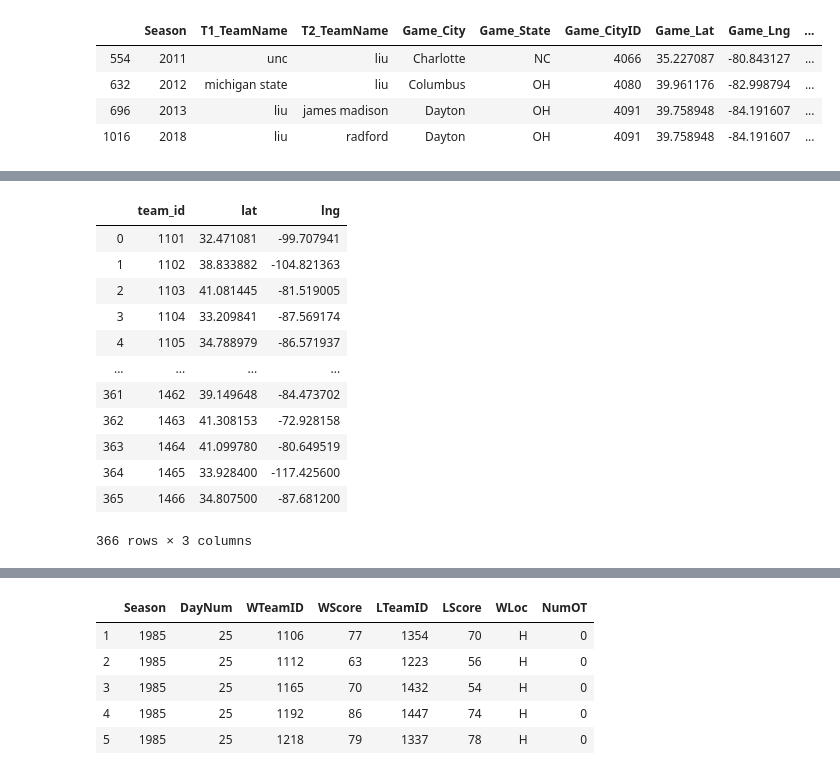
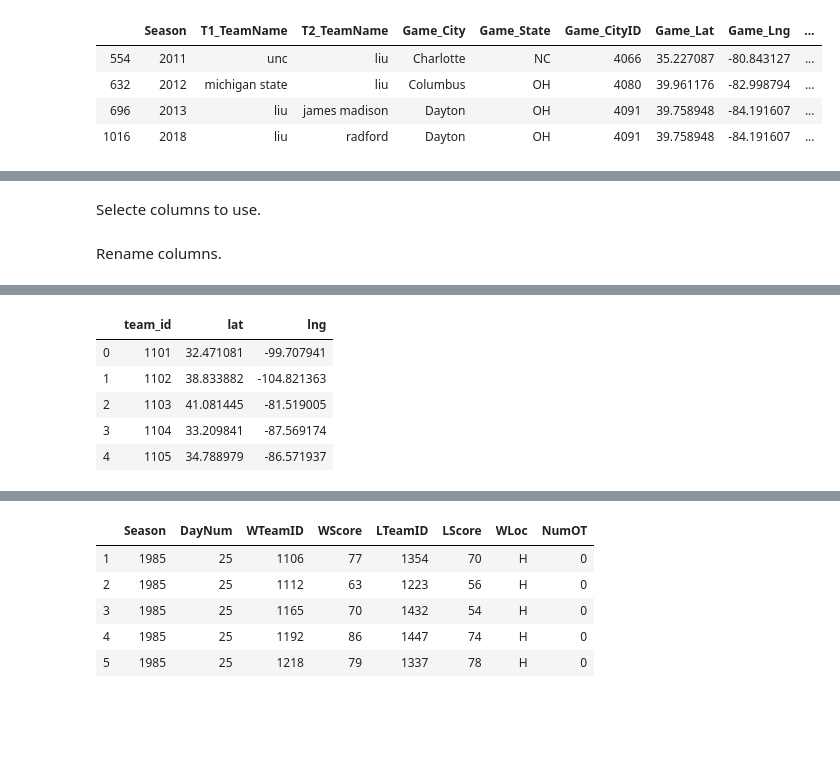
Before and after one commit to timhugele/March-Madness, a Jupyter notebook: Game_Location.ipynb, the cells around one changed output, grey strips where cells are left out. Drawn from its saved outputs; the diff is of its cells as text; code cells hidden in the pictures; blank space fills up the shorter version.

```diff
--- a/Game_Location.ipynb
+++ b/Game_Location.ipynb
@@ -1172,8 +1020,12 @@ tourney_locations[tourney_locations.isnull().any(axis=1)]
 # %%
 tourney_locations = tourney_locations.fillna(1254)
+# %% [markdown]
+Selecte columns to use.
 # %%
 tourney_locations = tourney_locations[['Season', 'T1_TeamID', 'T2_TeamID', 'Game_CityID', 'Game_Lat', 'Game_Lng', 'Game_ElevationMeters',
                    'Game_TimezoneName', 'Game_UTCOffsetHours']]
+# %% [markdown]
+Rename columns.
 # %%
 tourney_locations.columns = ['Season', 'T1_TeamID', 'T2_TeamID', 'Game_CityID', 'Game_Lat', 'Game_Lng',
                             'Game_ElevationM', 'Game_TimeZone', 'Game_Offset']
@@ -1187,21 +1039,14 @@ tourney_locations.head()
 | 3 | 2003 | 1266 | 1221 | 4161 | 39.768403 | -86.158068 | 222.799728 | Eastern Daylight Time | ... |
 | 4 | 2003 | 1231 | 1104 | 4039 | 42.360082 | -71.058880 | 10.447762 | Eastern Daylight Time | ... |
 # %%
-update
+update.head()
 # %% [output]
 |  | team_id | lat | lng |
 | 0 | 1101 | 32.471081 | -99.707941 |
 | 1 | 1102 | 38.833882 | -104.821363 |
 | 2 | 1103 | 41.081445 | -81.519005 |
 | 3 | 1104 | 33.209841 | -87.569174 |
 | 4 | 1105 | 34.788979 | -86.571937 |
-| ... | ... | ... | ... |
-| 361 | 1462 | 39.149648 | -84.473702 |
-| 362 | 1463 | 41.308153 | -72.928158 |
-| 363 | 1464 | 41.099780 | -80.649519 |
-| 364 | 1465 | 33.928400 | -117.425600 |
-| 365 | 1466 | 34.807500 | -87.681200 |
-366 rows × 3 columns
 # %%
 tourney_locations['T1_TeamID'] = tourney_locations['T1_TeamID'].astype(int)
 # %%
```
Also changed, not shown: parts of 83 cells of this notebook.
